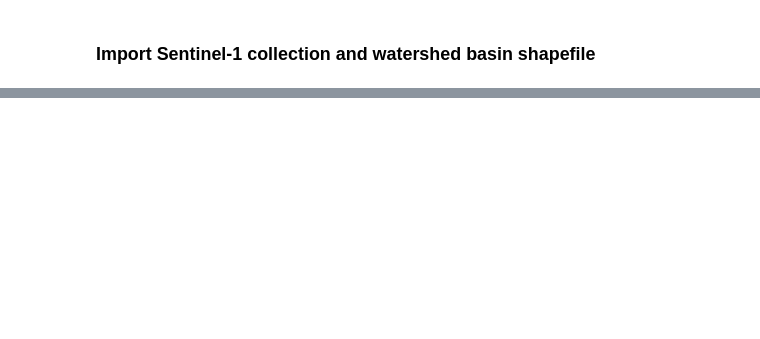
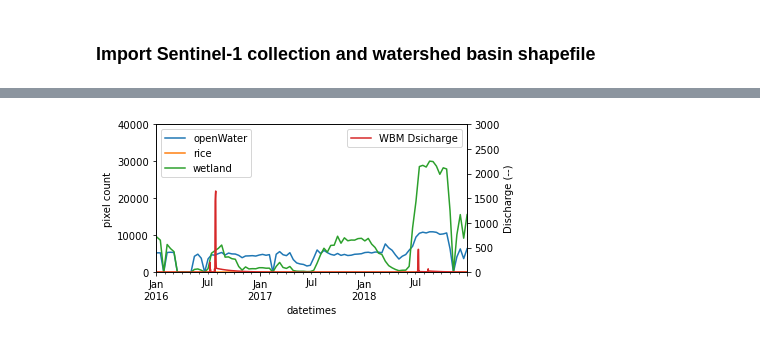
Before and after one commit to porefluid/inundation, a Jupyter notebook: code/00_generate_data.ipynb, the cells around one changed output, grey strips where cells are left out. Saved outputs shown, nothing was run; the diff lists cells and outputs as text; code cells hidden in the pictures; blank space fills up the shorter version.

```diff
--- a/code/00_generate_data.ipynb
+++ b/code/00_generate_data.ipynb
@@ -225,0 +295,27 @@ basin ID 22 processed in seconds: 25.408195972442627
+# %%
+# Request WBM discharge data from the ASRC servers
+
+url = "https://chartows.environmentalcrossroads.net/chart/ows?service=WFS&version=2.0.0&request=GetFeature&typeName=chart:basinmouth_discharge_daily_terra-wbmsed-prist_01min&outputFormat=application/json&viewparams=date_min:2016-01-01;date_max:2018-12-31;sampleid_min:9;sampleid_max:9;"
+wbm = requests.request("GET", url,)
+wbm = pd.json_normalize(wbm.json()['features'])
+wbm['properties.date'] = wbm['properties.date'].str.replace('Z', '')
+wbm['datetimes'] = pd.to_datetime(wbm['properties.date'])
+wbm.set_index('datetimes', inplace=True)
+# %%
+#Plot inundated area and discharge over time
+
+fig, ax = plt.subplots(figsize=(6, 3))
+test_time_series.resample('12D').sum().plot(ax = ax)
+ax.set_ylabel('pixel count')
+
+ax2 = wbm['properties.Discharge'].plot(ax=ax, secondary_y=True)
+ax2.set_ylabel('Discharge (--)')
+ax2.legend(['WBM Dsicharge'])
+ax2.set_ylim(0, 3000)
+ax.set_ylim(0, 40000)
+
+plt.tight_layout()
+
+plt.savefig('example_time_series_chart.png', dpi=300, facecolor='white')
+# %% [output]
+[figure, added]
```
Also changed, not shown: parts of 20 cells of this notebook, 1 other file.
